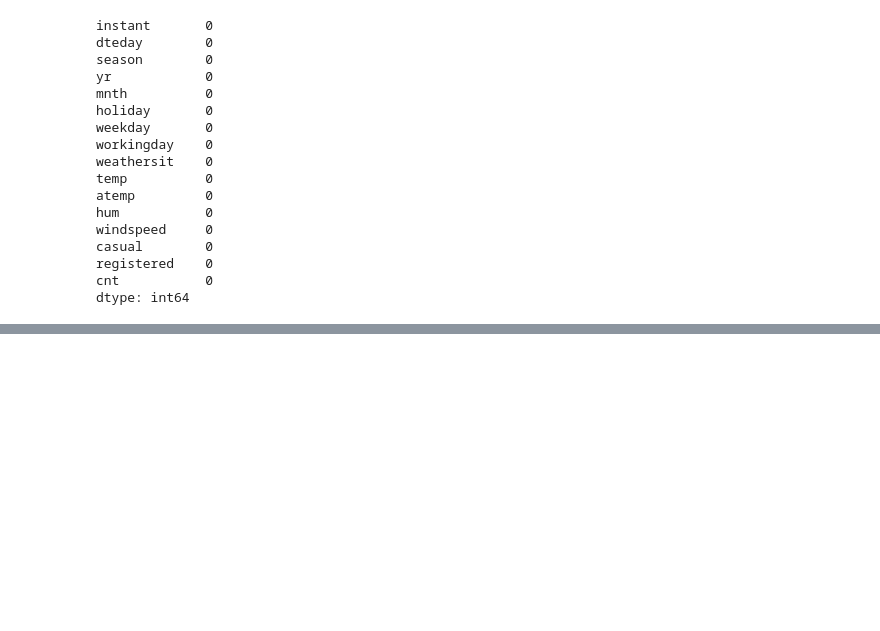
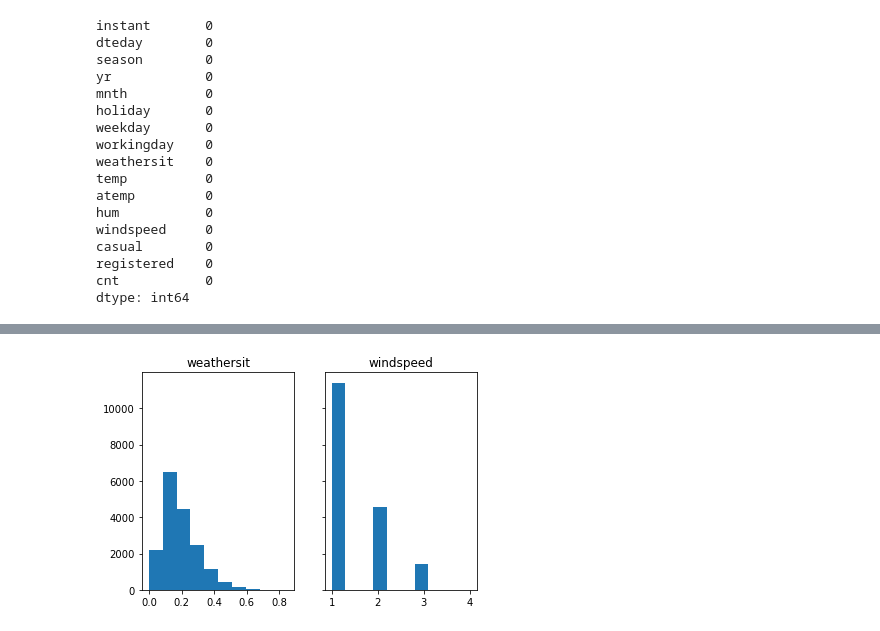
Before and after one commit to EjioforSandraAkunna/Capital_Bike_Project1, a Jupyter notebook: eda.ipynb, the cells around one changed output, grey strips where cells are left out. Drawn from its saved outputs; the diff is of its cells as text; code cells hidden in the pictures; blank space fills up the shorter version.

```diff
--- a/eda.ipynb
+++ b/eda.ipynb
@@ -202,0 +224,6 @@ day.loc[day["season"]==4,"season"]="Fall"
+# %%
+hour["season"]=pd.Categorical(hour["season"],categories=("Winter","Spring","Summer","Fall"))
+hour["is_holiday"]=hour["holiday"]
+hour.loc[hour["is_holiday"]==1,"is_holiday"]="Yes"
+hour.loc[hour["is_holiday"]==0,"is_holiday"]="No"
+hour["is_holiday"]=pd.Categorical(hour["is_holiday"],categories=("Yes","No"))
@@ -202,0 +234,4 @@ day.loc[day["season"]==4,"season"]="Fall"
+# %%
+hour["tem_cel"]=np.ceil(hour["temp"]*47-8).astype(int)
+hour["atemp_cel"]=np.ceil(hour["temp"]*66-16).astype(int)
+hour["windspeed_"]=np.ceil(hour["windspeed"]*67).astype(int)
@@ -202,0 +281,11 @@ day.loc[day["season"]==4,"season"]="Fall"
+# %%
+fig,axs=plt.subplots(1,2,sharey=True)
+axs[0].set_title("weathersit")
+axs[1].set_title("windspeed")
+
+axs[0].hist(hour["windspeed"],bins=10)
+axs[1].hist(hour["weathersit"],bins=10)
+
+plt.show()
+# %% [output]
+[figure, added]
```
Also changed, not shown: parts of 23 cells of this notebook.
